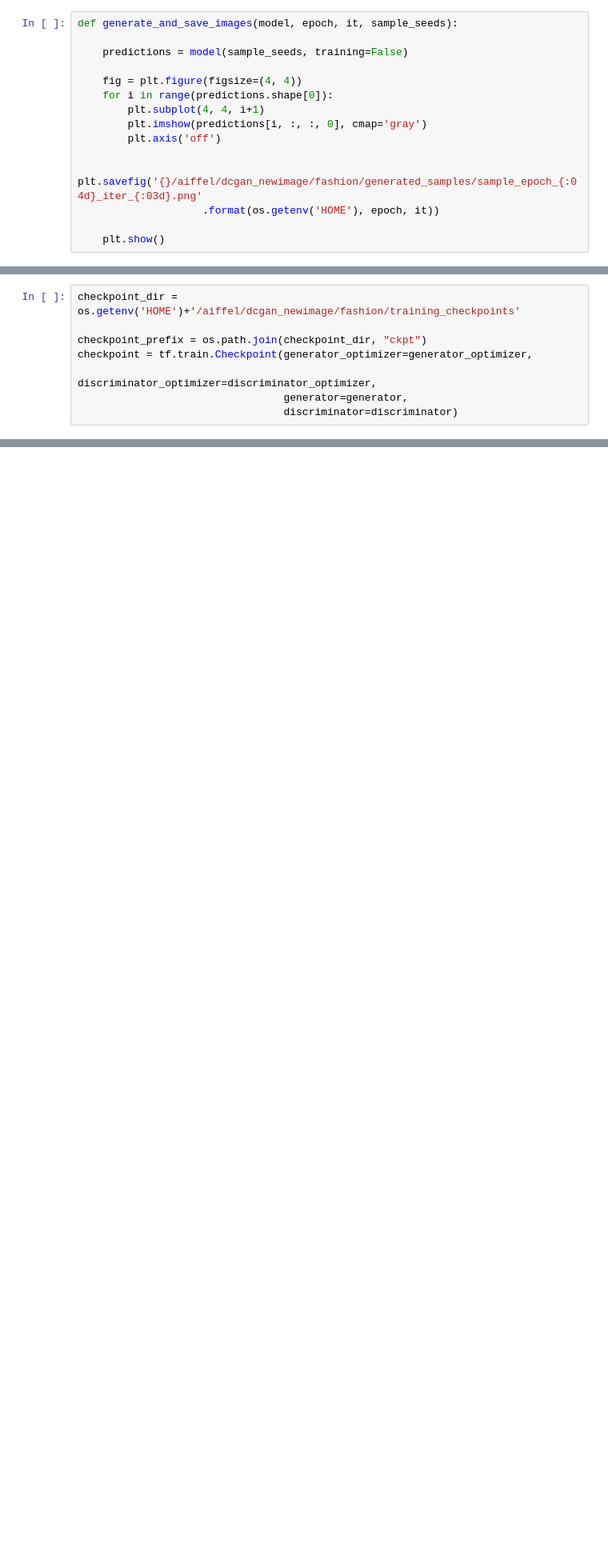
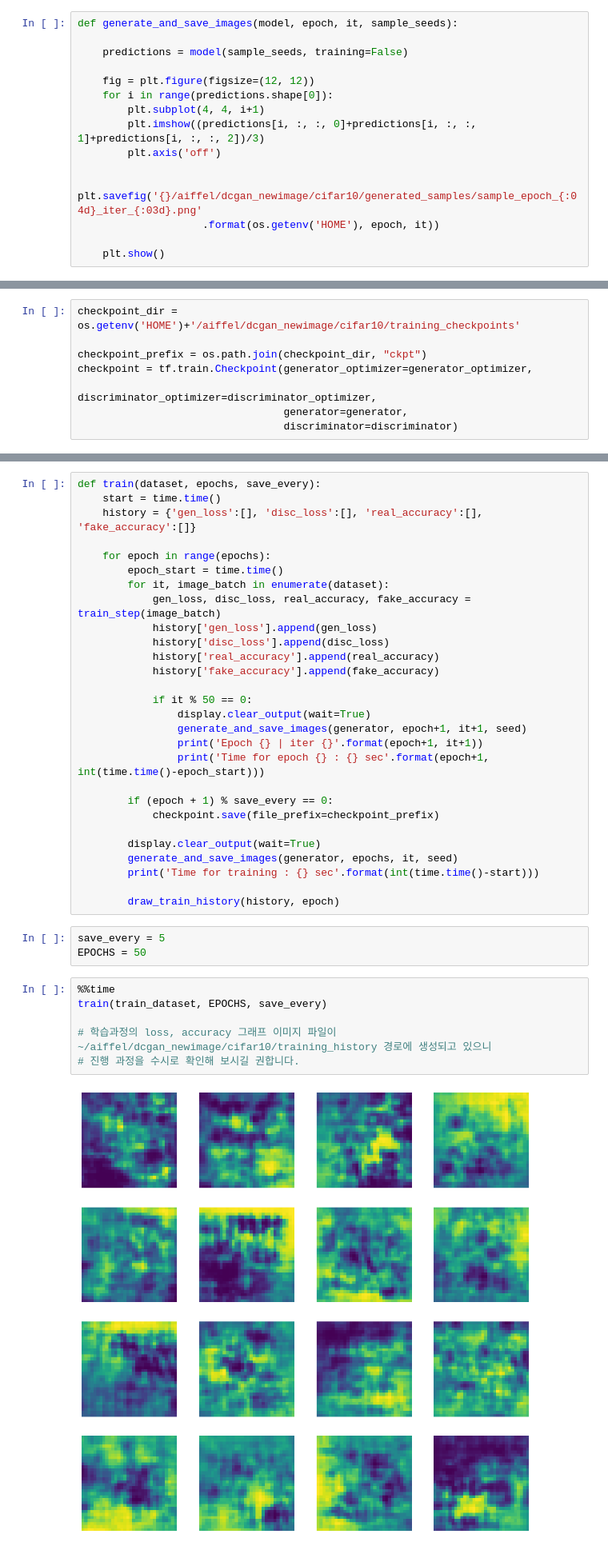
Before and after one commit to nr-ai/Aiffel_Exploration, a Jupyter notebook: Fashion MNIST (GAN).ipynb, the cells around one changed output, grey strips where cells are left out. Shown: that part at 80% size. Drawn from its saved outputs; the diff is of its cells as text; blank space fills up the shorter version.

```diff
--- a/Fashion MNIST (GAN).ipynb
+++ b/Fashion MNIST (GAN).ipynb
@@ -229,13 +269,13 @@ def generate_and_save_images(model, epoch, it, sample_seeds):
 
     predictions = model(sample_seeds, training=False)
 
-    fig = plt.figure(figsize=(4, 4))
+    fig = plt.figure(figsize=(12, 12))
     for i in range(predictions.shape[0]):
         plt.subplot(4, 4, i+1)
-        plt.imshow(predictions[i, :, :, 0], cmap='gray')
+        plt.imshow((predictions[i, :, :, 0]+predictions[i, :, :, 1]+predictions[i, :, :, 2])/3)
         plt.axis('off')
 
-    plt.savefig('{}/aiffel/dcgan_newimage/fashion/generated_samples/sample_epoch_{:04d}_iter_{:03d}.png'
+    plt.savefig('{}/aiffel/dcgan_newimage/cifar10/generated_samples/sample_epoch_{:04d}_iter_{:03d}.png'
                     .format(os.getenv('HOME'), epoch, it))
 
     plt.show()
@@ -267,7 +307,7 @@ def draw_train_history(history, epoch):
                     .format(os.getenv('HOME'), epoch))
     plt.show()
 # %%
-checkpoint_dir = os.getenv('HOME')+'/aiffel/dcgan_newimage/fashion/training_checkpoints'
+checkpoint_dir = os.getenv('HOME')+'/aiffel/dcgan_newimage/cifar10/training_checkpoints'
 
 checkpoint_prefix = os.path.join(checkpoint_dir, "ckpt")
 checkpoint = tf.train.Checkpoint(generator_optimizer=generator_optimizer,
@@ -276,0 +319,39 @@ checkpoint = tf.train.Checkpoint(generator_optimizer=generator_optimizer,
+# %%
+def train(dataset, epochs, save_every):
+    start = time.time()
+    history = {'gen_loss':[], 'disc_loss':[], 'real_accuracy':[], 'fake_accuracy':[]}
+
+    for epoch in range(epochs):
+        epoch_start = time.time()
+        for it, image_batch in enumerate(dataset):
+            gen_loss, disc_loss, real_accuracy, fake_accuracy = train_step(image_batch)
+            history['gen_loss'].append(gen_loss)
+            history['disc_loss'].append(disc_loss)
+            history['real_accuracy'].append(real_accuracy)
+            history['fake_accuracy'].append(fake_accuracy)
+
+            if it % 50 == 0:
+                display.clear_output(wait=True)
+                generate_and_save_images(generator, epoch+1, it+1, seed)
+                print('Epoch {} | iter {}'.format(epoch+1, it+1))
+                print('Time for epoch {} : {} sec'.format(epoch+1, int(time.time()-epoch_start)))
+
+        if (epoch + 1) % save_every == 0:
+            checkpoint.save(file_prefix=checkpoint_prefix)
+
+        display.clear_output(wait=True)
+        generate_and_save_images(generator, epochs, it, seed)
+        print('Time for training : {} sec'.format(int(time.time()-start)))
+
+        draw_train_history(history, epoch)
+# %%
+save_every = 5
+EPOCHS = 50
+# %%
+%%time
+train(train_dataset, EPOCHS, save_every)
+
+# 학습과정의 loss, accuracy 그래프 이미지 파일이 ~/aiffel/dcgan_newimage/cifar10/training_history 경로에 생성되고 있으니
+# 진행 과정을 수시로 확인해 보시길 권합니다.
+# %% [output]
+[figure, added]
```
Also changed, not shown: parts of 17 cells of this notebook.
